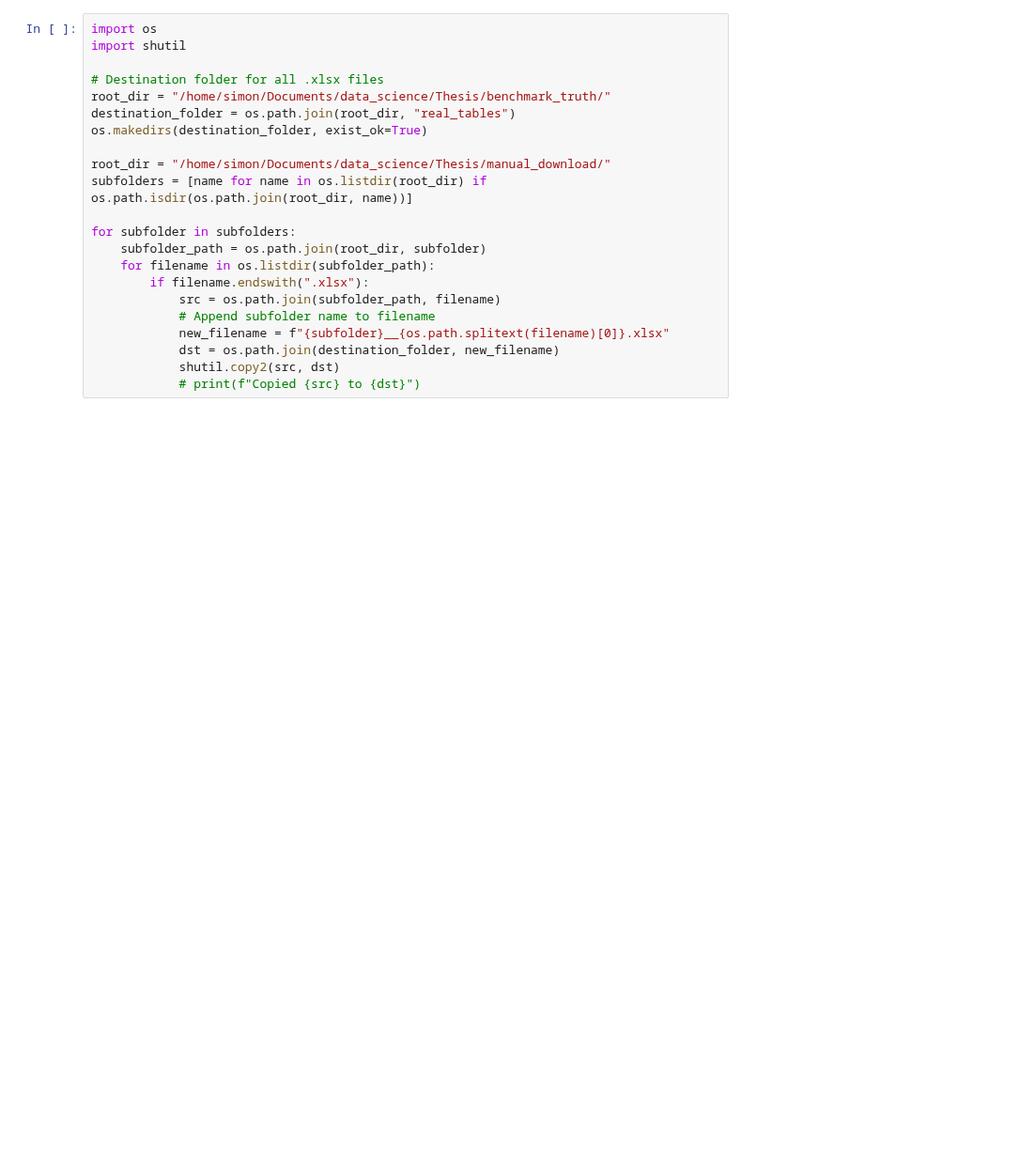
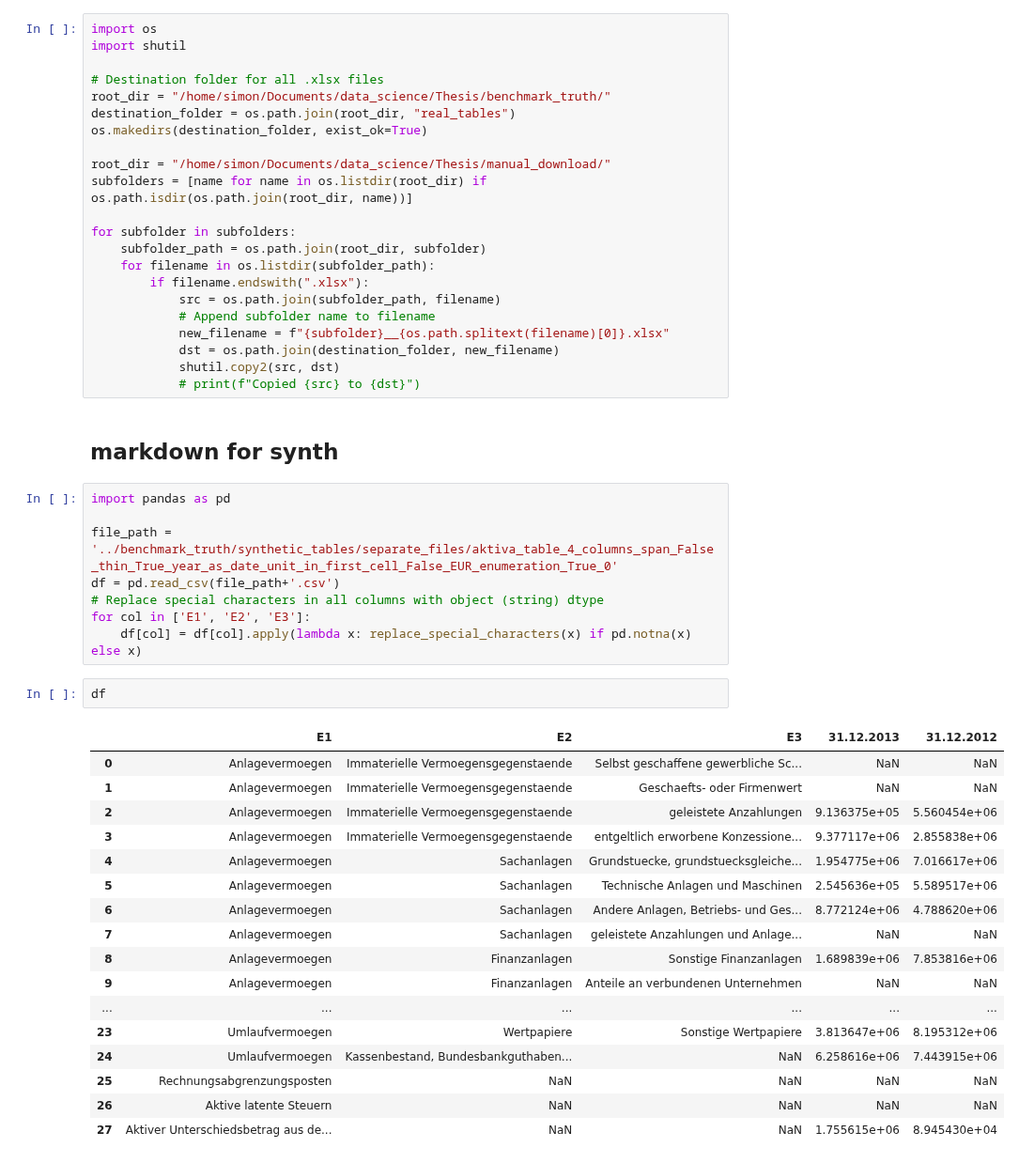
Before and after one commit to Famondir/Thesis, a Jupyter notebook: Python/table_extraction_vllm.ipynb, the cells around one changed output. Shown at 94% size. Cells and saved outputs as stored; diff of their text form; blank space fills up the shorter version.

```diff
--- a/Python/table_extraction_vllm.ipynb
+++ b/Python/table_extraction_vllm.ipynb
@@ -833,3 +853,33 @@ for subfolder in subfolders:
             dst = os.path.join(destination_folder, new_filename)
             shutil.copy2(src, dst)
             # print(f"Copied {src} to {dst}")
+# %% [markdown]
+## markdown for synth
+# %%
+import pandas as pd
+
+file_path = '../benchmark_truth/synthetic_tables/separate_files/aktiva_table_4_columns_span_False_thin_True_year_as_date_unit_in_first_cell_False_EUR_enumeration_True_0'
+df = pd.read_csv(file_path+'.csv')
+# Replace special characters in all columns with object (string) dtype
+for col in ['E1', 'E2', 'E3']:
+    df[col] = df[col].apply(lambda x: replace_special_characters(x) if pd.notna(x) else x)
+# %%
+df
+# %% [output]
+|  | E1 | E2 | E3 | 31.12.2013 | 31.12.2012 |
+| 0 | Anlagevermoegen | Immaterielle Vermoegensgegenstaende | Selbst geschaffene gewerbliche Sc... | NaN | NaN |
+| 1 | Anlagevermoegen | Immaterielle Vermoegensgegenstaende | Geschaefts- oder Firmenwert | NaN | NaN |
+| 2 | Anlagevermoegen | Immaterielle Vermoegensgegenstaende | geleistete Anzahlungen | 9.136375e+05 | 5.560454e+06 |
+| 3 | Anlagevermoegen | Immaterielle Vermoegensgegenstaende | entgeltlich erworbene Konzessione... | 9.377117e+06 | 2.855838e+06 |
+| 4 | Anlagevermoegen | Sachanlagen | Grundstuecke, grundstuecksgleiche... | 1.954775e+06 | 7.016617e+06 |
+| 5 | Anlagevermoegen | Sachanlagen | Technische Anlagen und Maschinen | 2.545636e+05 | 5.589517e+06 |
+| 6 | Anlagevermoegen | Sachanlagen | Andere Anlagen, Betriebs- und Ges... | 8.772124e+06 | 4.788620e+06 |
+| 7 | Anlagevermoegen | Sachanlagen | geleistete Anzahlungen und Anlage... | NaN | NaN |
+| 8 | Anlagevermoegen | Finanzanlagen | Sonstige Finanzanlagen | 1.689839e+06 | 7.853816e+06 |
+| 9 | Anlagevermoegen | Finanzanlagen | Anteile an verbundenen Unternehmen | NaN | NaN |
+| ... | ... | ... | ... | ... | ... |
+| 23 | Umlaufvermoegen | Wertpapiere | Sonstige Wertpapiere | 3.813647e+06 | 8.195312e+06 |
+| 24 | Umlaufvermoegen | Kassenbestand, Bundesbankguthaben... | NaN | 6.258616e+06 | 7.443915e+06 |
+| 25 | Rechnungsabgrenzungsposten | NaN | NaN | NaN | NaN |
+| 26 | Aktive latente Steuern | NaN | NaN | NaN | NaN |
+| 27 | Aktiver Unterschiedsbetrag aus de... | NaN | NaN | 1.755615e+06 | 8.945430e+04 |
```
Also changed, not shown: parts of 12 cells of this notebook, 1 other file.
